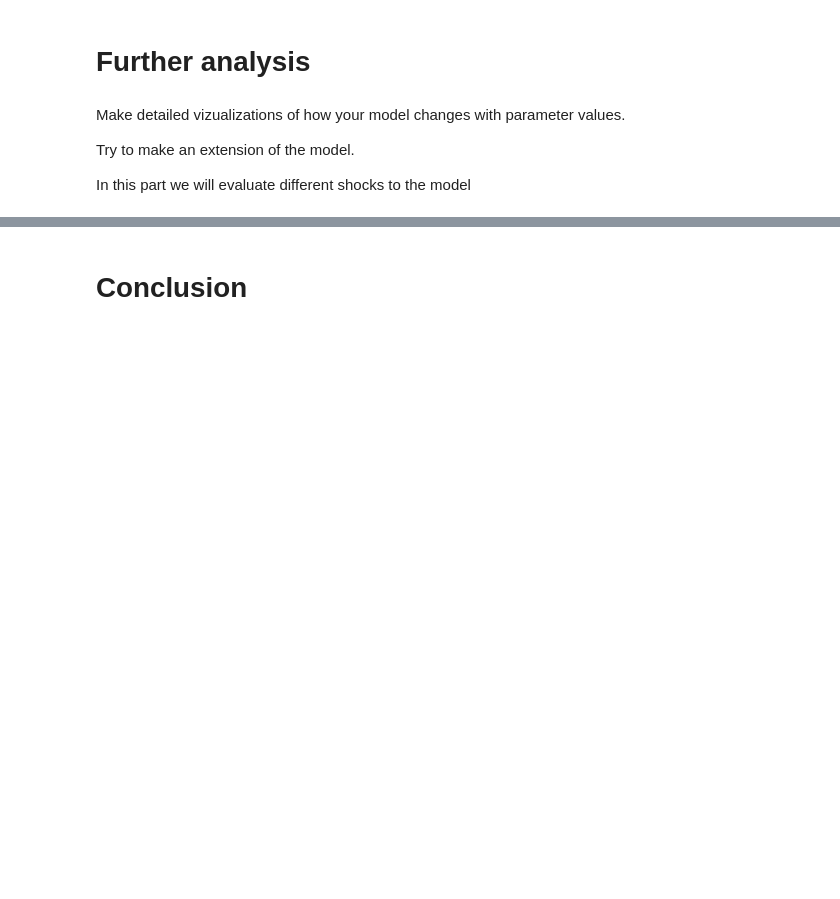
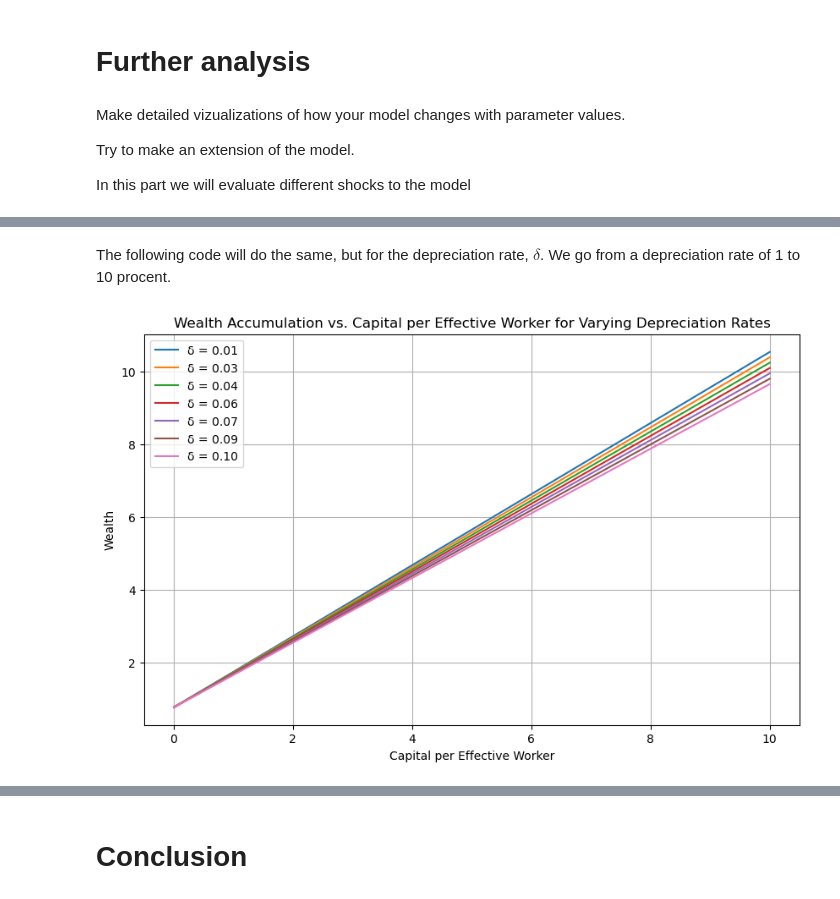
Before and after one commit to NumEconCopenhagen/projects-2024-andreas-og-magnus, a Jupyter notebook: modelproject/modelproject.ipynb, the cells around one changed output, grey strips where cells are left out. Saved outputs shown, nothing was run; the diff lists cells and outputs as text; code cells hidden in the pictures; blank space fills up the shorter version.

```diff
--- a/modelproject/modelproject.ipynb
+++ b/modelproject/modelproject.ipynb
@@ -189,0 +225,18 @@ In this part we will evaluate different shocks to the model
+# %% [markdown]
+The following code will do the same, but for the depreciation rate, $\delta$. We go from a depreciation rate of 1 to 10 procent.
+# %%
+delta_values = np.linspace(0.01, 0.1, 7)  # From 1% to 10% depreciation rate
+
+plt.figure(figsize=(10, 6))
+for delta in delta_values:
+    wealth_values = wealth_accumulation(v_values, s, n, r, delta, wstar)
+    plt.plot(v_values, wealth_values, label=f'δ = {delta:.2f}')
+
+plt.title('Wealth Accumulation vs. Capital per Effective Worker for Varying Depreciation Rates')
+plt.xlabel('Capital per Effective Worker')
+plt.ylabel('Wealth')
+plt.legend()
+plt.grid(True)
+plt.show()
+# %% [output]
+[figure, added]
```
Also changed, not shown: parts of 4 cells of this notebook.
